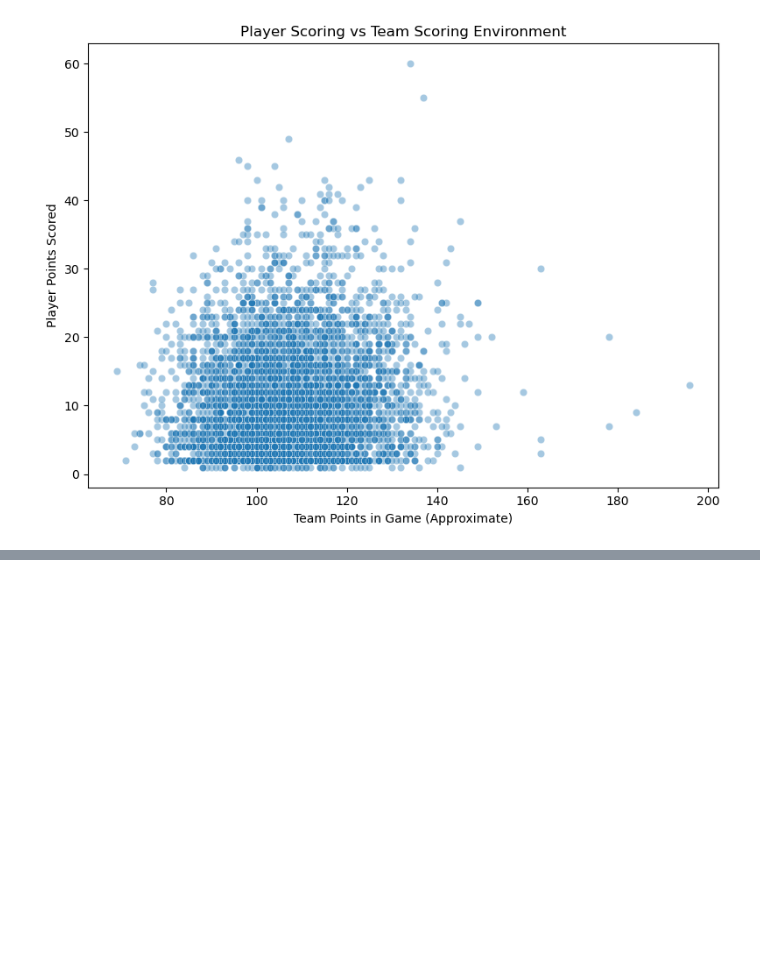
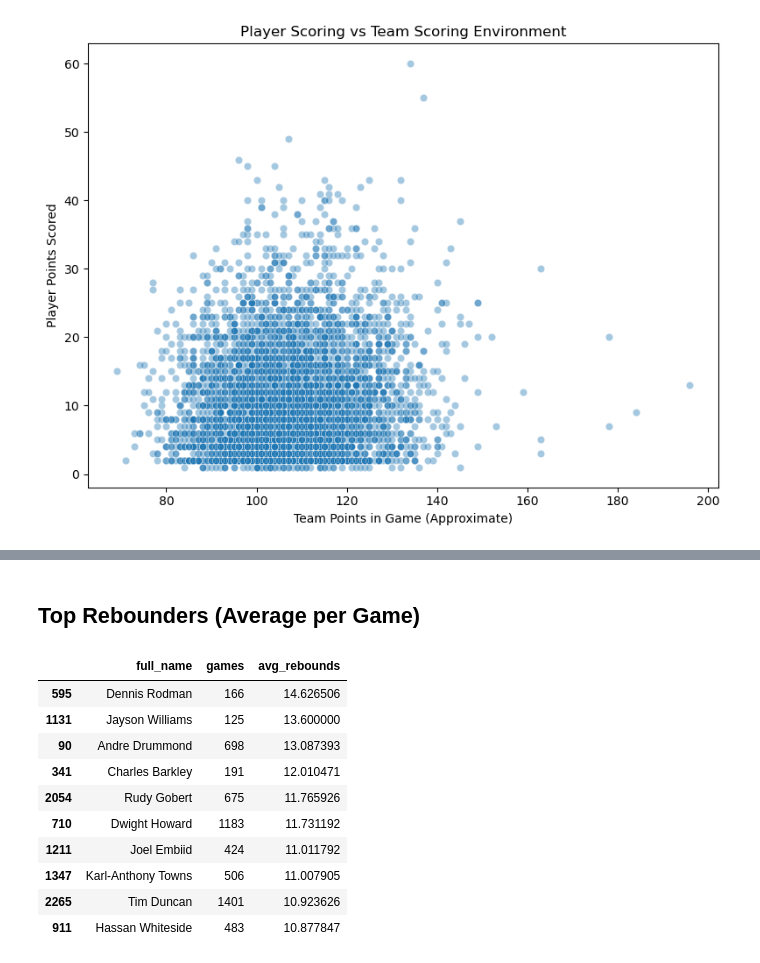
Before and after one commit to Jorgemontanez25/NBA_players_performance, a Jupyter notebook: notebooks/02_analysis.ipynb, the cells around one changed output, grey strips where cells are left out. Saved outputs shown, nothing was run; the diff lists cells and outputs as text; code cells hidden in the pictures; blank space fills up the shorter version.

```diff
--- a/notebooks/02_analysis.ipynb
+++ b/notebooks/02_analysis.ipynb
@@ -366,0 +316,27 @@ plt.show()
+# %% [markdown]
+## Top Rebounders (Average per Game)
+# %%
+top_rebounders = (
+    player_game_features
+    .groupby(by="full_name", as_index=False)
+    .agg(
+        games=("game_id", "count"),
+        avg_rebounds=("rebound_events", "mean")
+    )
+    .query("games >= 100")
+    .sort_values("avg_rebounds", ascending=False)
+)
+
+top_rebounders.head(10)
+# %% [output]
+|  | full_name | games | avg_rebounds |
+| 595 | Dennis Rodman | 166 | 14.626506 |
+| 1131 | Jayson Williams | 125 | 13.600000 |
+| 90 | Andre Drummond | 698 | 13.087393 |
+| 341 | Charles Barkley | 191 | 12.010471 |
+| 2054 | Rudy Gobert | 675 | 11.765926 |
+| 710 | Dwight Howard | 1183 | 11.731192 |
+| 1211 | Joel Embiid | 424 | 11.011792 |
+| 1347 | Karl-Anthony Towns | 506 | 11.007905 |
+| 2265 | Tim Duncan | 1401 | 10.923626 |
+| 911 | Hassan Whiteside | 483 | 10.877847 |
```
Also changed, not shown: parts of 21 cells of this notebook, 2 other files.
